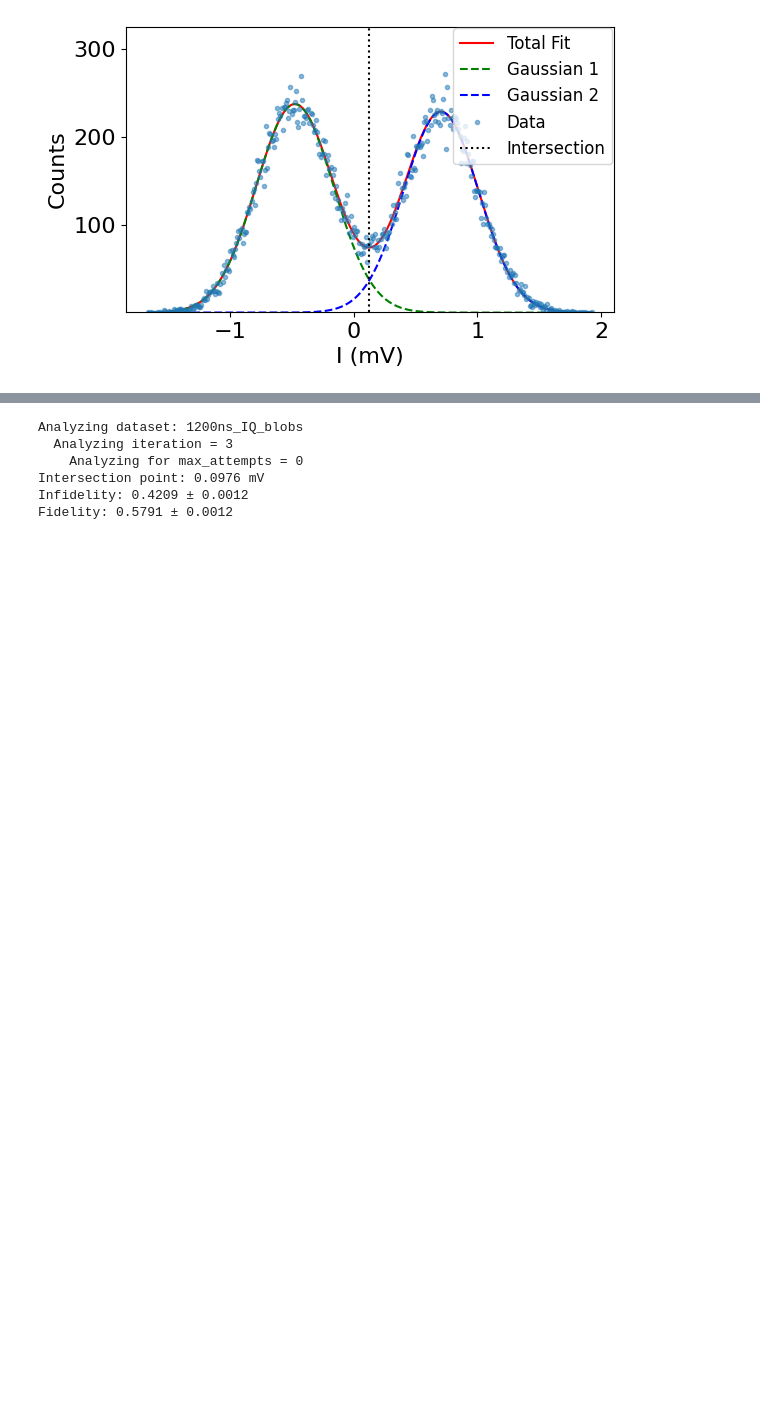
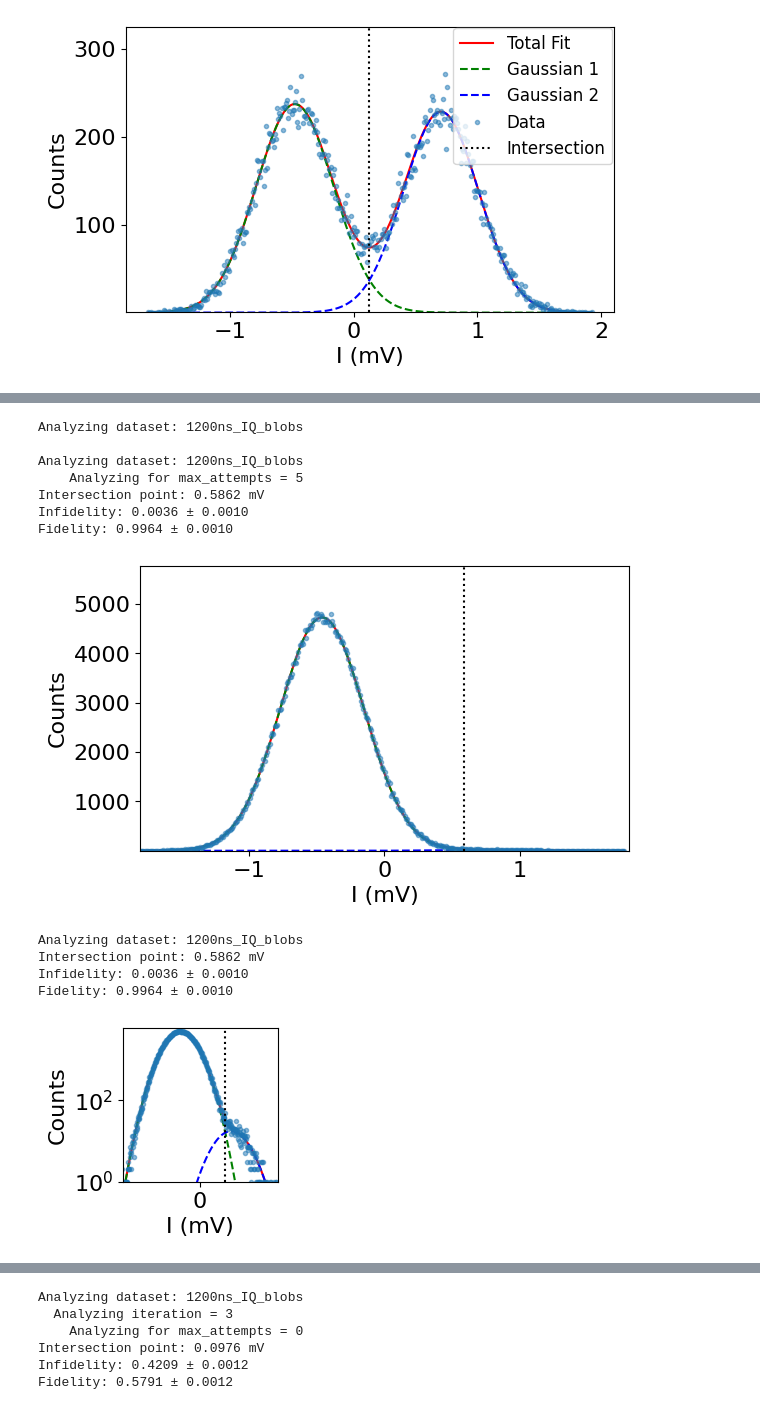
Before and after one commit to qua-platform/CS_installations, a Jupyter notebook: experiments/Adaptive_thershold/adaptive_analysis.ipynb, the cells around one changed output, grey strips where cells are left out. Saved outputs shown, nothing was run; the diff lists cells and outputs as text; code cells hidden in the pictures; blank space fills up the shorter version.

```diff
--- a/experiments/Adaptive_thershold/adaptive_analysis.ipynb
+++ b/experiments/Adaptive_thershold/adaptive_analysis.ipynb
@@ -1387,3 +1387,71 @@ Intersection point: 0.4661 mV
 Infidelity: 0.0067 ± 0.0008
 Fidelity: 0.9933 ± 0.0008
 [figure]
+# %%
+ds = datasets[f'800ns_Adaptive threshold']
+print(f"\nAnalyzing dataset: {dataset_name}")
+
+iteration = 3
+popt0 = find_threshold_with_error( ds.sel( max_attempts=0).I)[0]
+ds = datasets[f'800ns_RUS initialization']
+print(f"\nAnalyzing dataset: {dataset_name}")
+max_attempts = 5
+
+print(f"    Analyzing for max_attempts = {max_attempts}")
+ds_iter_max_attempts = ds
+popt_final, perr_final, intersection, infidelity, infidelity_error, fit_dataset = find_threshold_with_error_and_guess_fixed(ds_iter_max_attempts.I, popt0)
+
+# Call the function with the results from the analysis
+f= plot_threshold_analysis(ds_iter_max_attempts, popt_final, perr_final, intersection, infidelity, infidelity_error, fit_dataset, logplot=False, figsize = (6.3,3.7),lables=False)
+f.axes[0].legend().remove()
+# if max_attempts>0:
+#     f.axes[0].axvline(adaptive_threshold_results_ds.threshold.sel(iteration = 3, max_attempts = 0, duration =800),color='r', linestyle=':', label='Original threshold')
+# f.axes[0].axvline(adaptive_threshold_results_ds.threshold.sel(iteration = 3, max_attempts = max_attempts, duration =800),color='k', linestyle=':', label='New threshold')
+# f.axes[0].legend(['Original threshold','New threshold'])
+# # Multiply x-axis values by 1000
+f.axes[0].set_title('')
+current_xticks = f.axes[0].get_xticks()
+f.axes[0].set_xticks(current_xticks)
+f.axes[0].set_xlabel('I (mV)')  # Update x-axis label to reflect new units
+f.axes[0].set_xlim([-1.8,1.8])
+plt.savefig('AQC_fig99a_reset_gauss.svg', format='svg', dpi=300, bbox_inches='tight')
+plt.show()  # Close the current figure to free up memory
+
+ds = datasets[f'800ns_RUS initialization']
+print(f"\nAnalyzing dataset: {dataset_name}")
+
+
+ds_iter_max_attempts = ds
+popt_final, perr_final, intersection, infidelity, infidelity_error, fit_dataset = find_threshold_with_error_and_guess_fixed(ds_iter_max_attempts.I, popt0)
+
+# Call the function with the results from the analysis
+f= plot_threshold_analysis(ds_iter_max_attempts, popt_final, perr_final, intersection, infidelity, infidelity_error, fit_dataset, logplot=True, figsize = (2,2), lables = False)
+f.axes[0].legend().remove()
+# if max_attempts>0:
+#     f.axes[0].axvline(adaptive_threshold_results_ds.threshold.sel(iteration = 3, max_attempts = 0, duration =800),color='r', linestyle=':', label='Original threshold')
+# f.axes[0].axvline(adaptive_threshold_results_ds.threshold.sel(iteration = 3, max_attempts = max_attempts, duration =800),color='k', linestyle=':', label='New threshold')
+# f.axes[0].legend(['Original threshold','New threshold'])
+# # Multiply x-axis values by 1000
+f.axes[0].set_title('')
+
+current_xticks = f.axes[0].get_xticks()
+f.axes[0].set_xticks(current_xticks)
+f.axes[0].set_xlabel('I (mV)')  # Update x-axis label to reflect new units
+f.axes[0].set_xlim([-1.8,1.8])
+
+plt.savefig('AQC_fig99b_reset_gauss.svg', format='svg', dpi=300, bbox_inches='tight')
+plt.show()
+# %% [output]
+Analyzing dataset: 1200ns_IQ_blobs
+
+Analyzing dataset: 1200ns_IQ_blobs
+    Analyzing for max_attempts = 5
+Intersection point: 0.5862 mV
+Infidelity: 0.0036 ± 0.0010
+Fidelity: 0.9964 ± 0.0010
+[figure, added]
+Analyzing dataset: 1200ns_IQ_blobs
+Intersection point: 0.5862 mV
+Infidelity: 0.0036 ± 0.0010
+Fidelity: 0.9964 ± 0.0010
+[figure, added]
```
Also changed, not shown: parts of 2 cells of this notebook, 1 other file.
